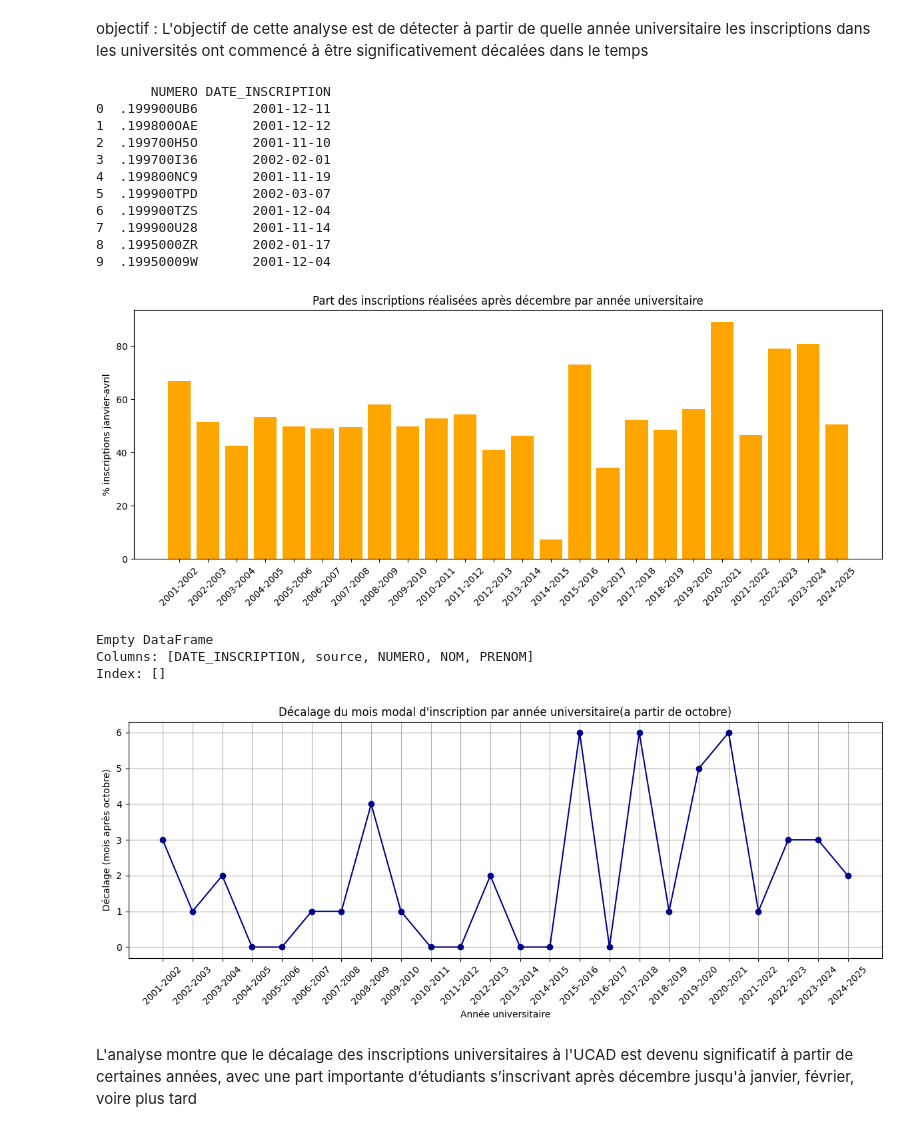
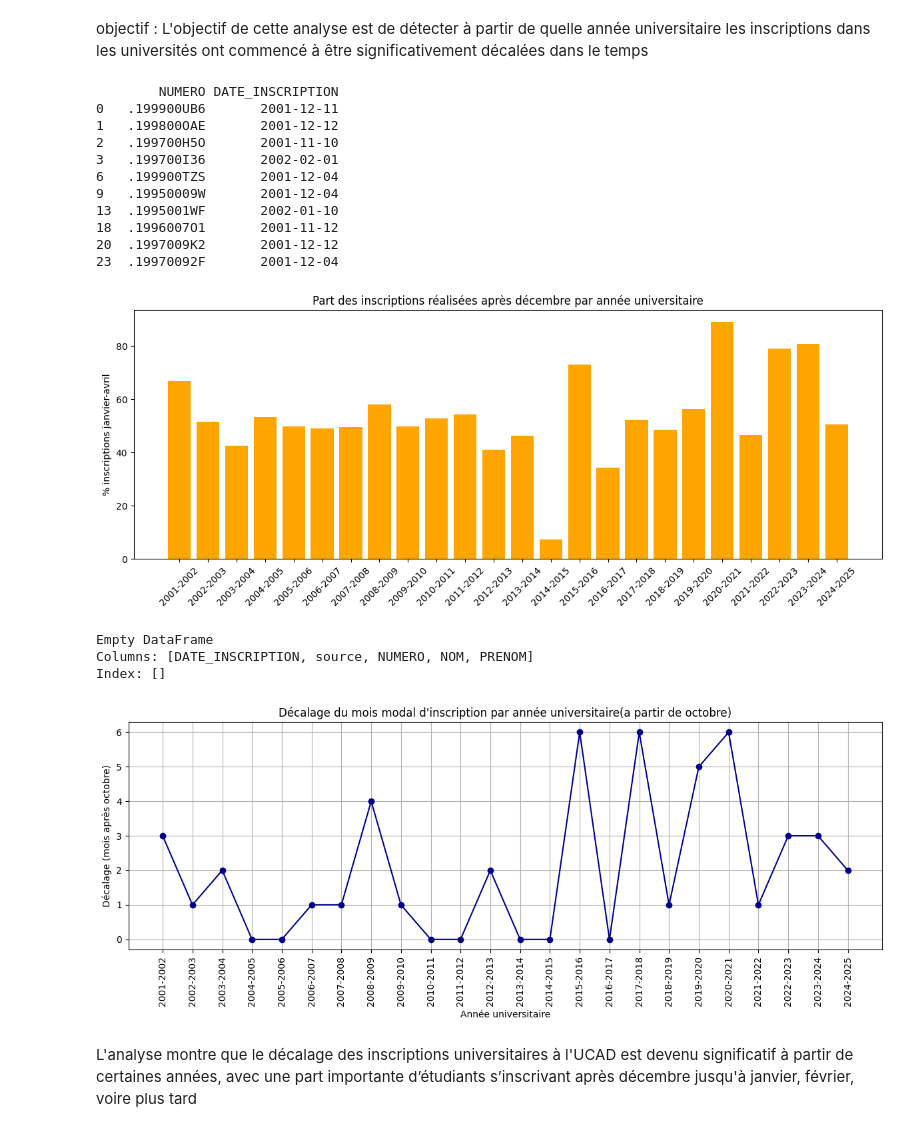
Before and after one commit to Abdourahmane2/mon_stage_senegal, a Jupyter notebook: code/EDA/eda_etudiant.ipynb, the cells around one changed output. Cells and saved outputs as stored; diff of their text form; code cells hidden in the pictures.

```diff
--- a/code/EDA/eda_etudiant.ipynb
+++ b/code/EDA/eda_etudiant.ipynb
@@ -49,9 +49,9 @@ Ce travail est réalisé en Python, à l’aide des bibliothèques suivantes :
 import pandas as pd
 import glob  as glob
 import os
-data= pd.read_csv('C:/Users/HP/Desktop/mon_stage_senegal/data/Etudiants_2001_2024/Liste_globale_des_etudiants_tous_les_champs20232024.csv' , encoding='latin1' ,sep=';')
+data= pd.read_csv("C:/Users/HP/Desktop/mon_stage_senegal/code/data/Etudiants_2001_2024/Liste_globale_des_etudiants_tous_les_champs20012002.csv" , encoding='latin1' ,sep=';')
 # Chemin vers le dossier contenant les fichiers
-dossier = 'C:/Users/HP/Desktop/mon_stage_senegal/data/Etudiants_2001_2024'
+dossier = "C:/Users/HP/Desktop/mon_stage_senegal/code/data/Etudiants_2001_2024"
 
 colonnes_reference = set(data.columns)  # Colonnes de référence
 fichiers_csv = glob.glob(os.path.join(dossier, '*.csv'))
@@ -907,46 +907,46 @@ plt.show()
 mois_mode_par_annee = (
     df_total.groupby('ANNEE_UNIVERSITAIRE')['DATE_INSCRIPTION']
     .agg(lambda x: x.dt.day.mode().iloc[0])
     .reset_index()
 )
 mois_mode_par_annee = mois_mode_par_annee.rename(columns={'DATE_INSCRIPTION': 'MOIS_MODAL'})
 
 def decalage_depuis_octobre(mois_modal):
     if mois_modal >= 10:
         return mois_modal - 10
     else:
         return mois_modal + 2  # Janvier=1 => 3 mois après octobre
 
 mois_mode_par_annee['DECALAGE_MOIS'] = mois_mode_par_annee['MOIS_MODAL'].apply(decalage_depuis_octobre)
 df_avril = df_total[df_total['DATE_INSCRIPTION'].dt.year == 4][['DATE_INSCRIPTION', 'source', 'NUMERO', 'NOM', 'PRENOM']]
 print(df_avril.head(20))
 
 plt.figure(figsize=(12, 5))
 plt.plot(mois_mode_par_annee['ANNEE_UNIVERSITAIRE'], mois_mode_par_annee['DECALAGE_MOIS'], marker='o', color='darkblue')
 plt.title("Décalage du mois modal d'inscription par année universitaire(a partir de octobre)")
 plt.xlabel("Année universitaire")
 plt.ylabel("Décalage (mois après octobre)")
-plt.xticks(rotation=45)
+plt.xticks(rotation=90)
 plt.grid(True)
 plt.tight_layout()
 plt.show()
 # %% [output]
-       NUMERO DATE_INSCRIPTION
-0  .199900UB6       2001-12-11
-1  .199800OAE       2001-12-12
-2  .199700H5O       2001-11-10
-3  .199700I36       2002-02-01
-4  .199800NC9       2001-11-19
-5  .199900TPD       2002-03-07
-6  .199900TZS       2001-12-04
-7  .199900U28       2001-11-14
-8  .1995000ZR       2002-01-17
-9  .19950009W       2001-12-04
+        NUMERO DATE_INSCRIPTION
+0   .199900UB6       2001-12-11
+1   .199800OAE       2001-12-12
+2   .199700H5O       2001-11-10
+3   .199700I36       2002-02-01
+6   .199900TZS       2001-12-04
+9   .19950009W       2001-12-04
+13  .1995001WF       2002-01-10
+18  .1996007O1       2001-11-12
+20  .1997009K2       2001-12-12
+23  .19970092F       2001-12-04
 [figure]
 Empty DataFrame
 Columns: [DATE_INSCRIPTION, source, NUMERO, NOM, PRENOM]
 Index: []
-[figure, old version]
+[figure, new version]
 # %% [markdown]
 L'analyse montre que le décalage des inscriptions universitaires à l'UCAD est devenu significatif à partir de certaines années, avec une part importante d’étudiants s’inscrivant après décembre jusqu'à janvier, février, voire plus tard
 # %% [markdown]
```
Also changed, not shown: parts of 1 cell of this notebook, 8 other files.
